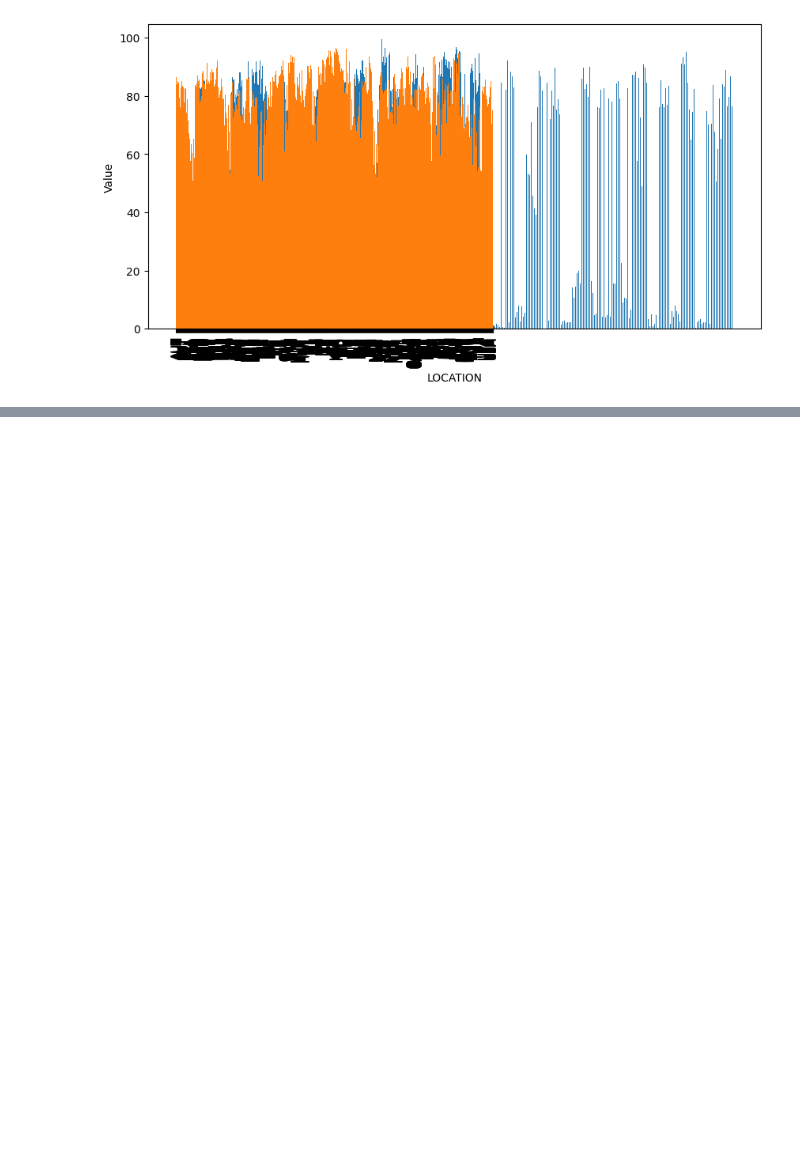
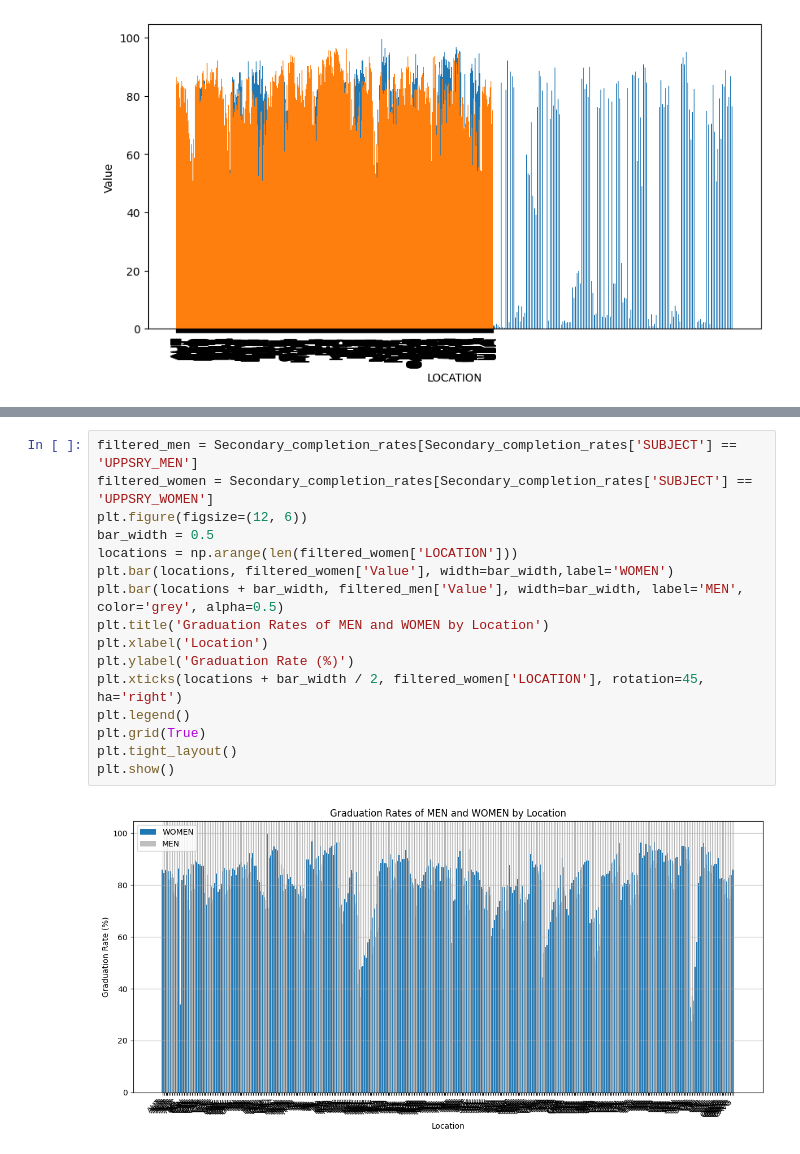
Before and after one commit to Zahraa-Tanana/Data_project, a Jupyter notebook: data_introduction/panda.ipynb, the cells around one changed output, grey strips where cells are left out. Drawn from its saved outputs; the diff is of its cells as text; blank space fills up the shorter version.

```diff
--- a/data_introduction/panda.ipynb
+++ b/data_introduction/panda.ipynb
@@ -149,0 +153,18 @@ plt.show()
+# %%
+filtered_men = Secondary_completion_rates[Secondary_completion_rates['SUBJECT'] == 'UPPSRY_MEN']
+filtered_women = Secondary_completion_rates[Secondary_completion_rates['SUBJECT'] == 'UPPSRY_WOMEN']
+plt.figure(figsize=(12, 6))
+bar_width = 0.5
+locations = np.arange(len(filtered_women['LOCATION']))
+plt.bar(locations, filtered_women['Value'], width=bar_width,label='WOMEN')
+plt.bar(locations + bar_width, filtered_men['Value'], width=bar_width, label='MEN', color='grey', alpha=0.5)
+plt.title('Graduation Rates of MEN and WOMEN by Location')
+plt.xlabel('Location')
+plt.ylabel('Graduation Rate (%)')
+plt.xticks(locations + bar_width / 2, filtered_women['LOCATION'], rotation=45, ha='right')
+plt.legend()
+plt.grid(True)
+plt.tight_layout()
+plt.show()
+# %% [output]
+[figure, added]
```
Also changed, not shown: parts of 3 cells of this notebook.
